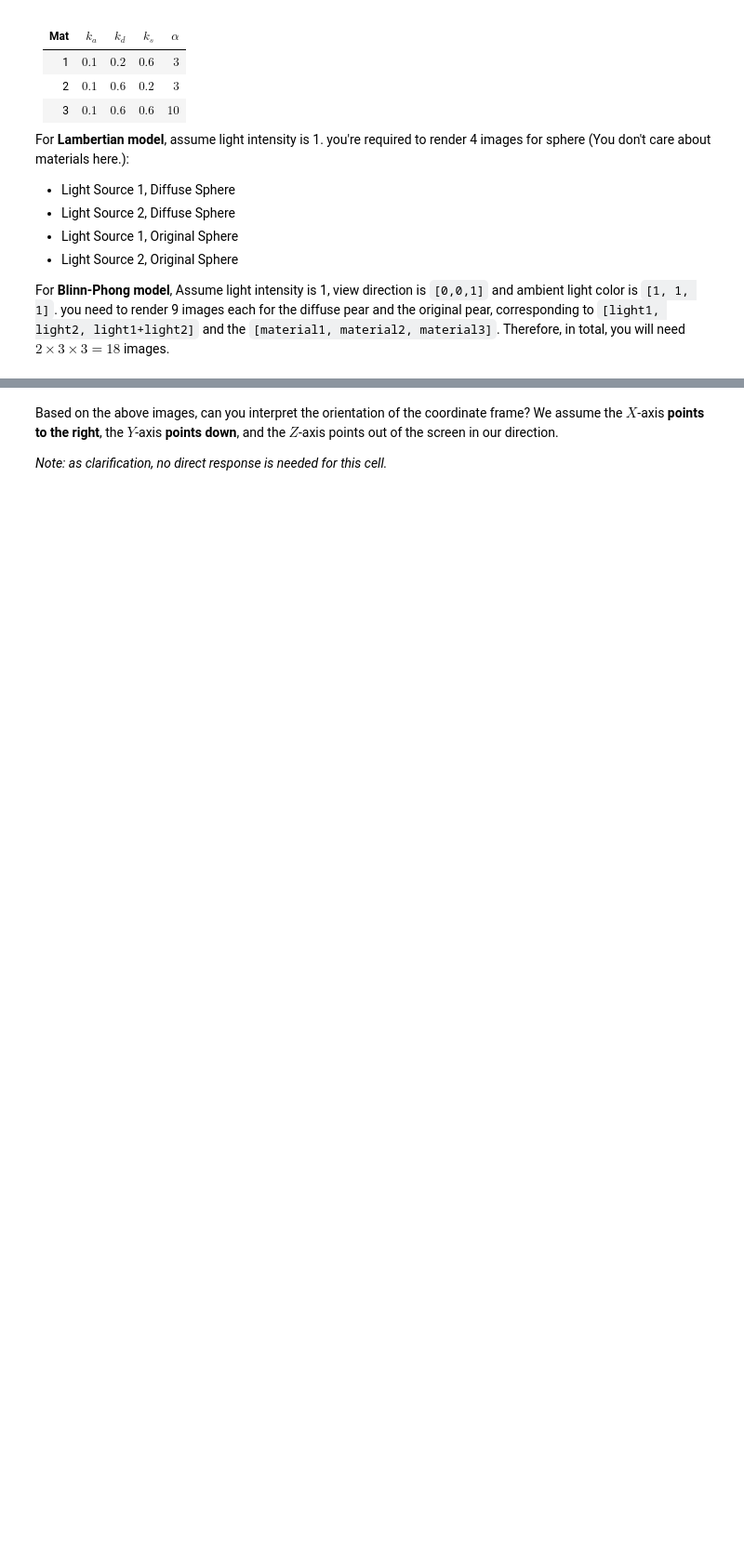
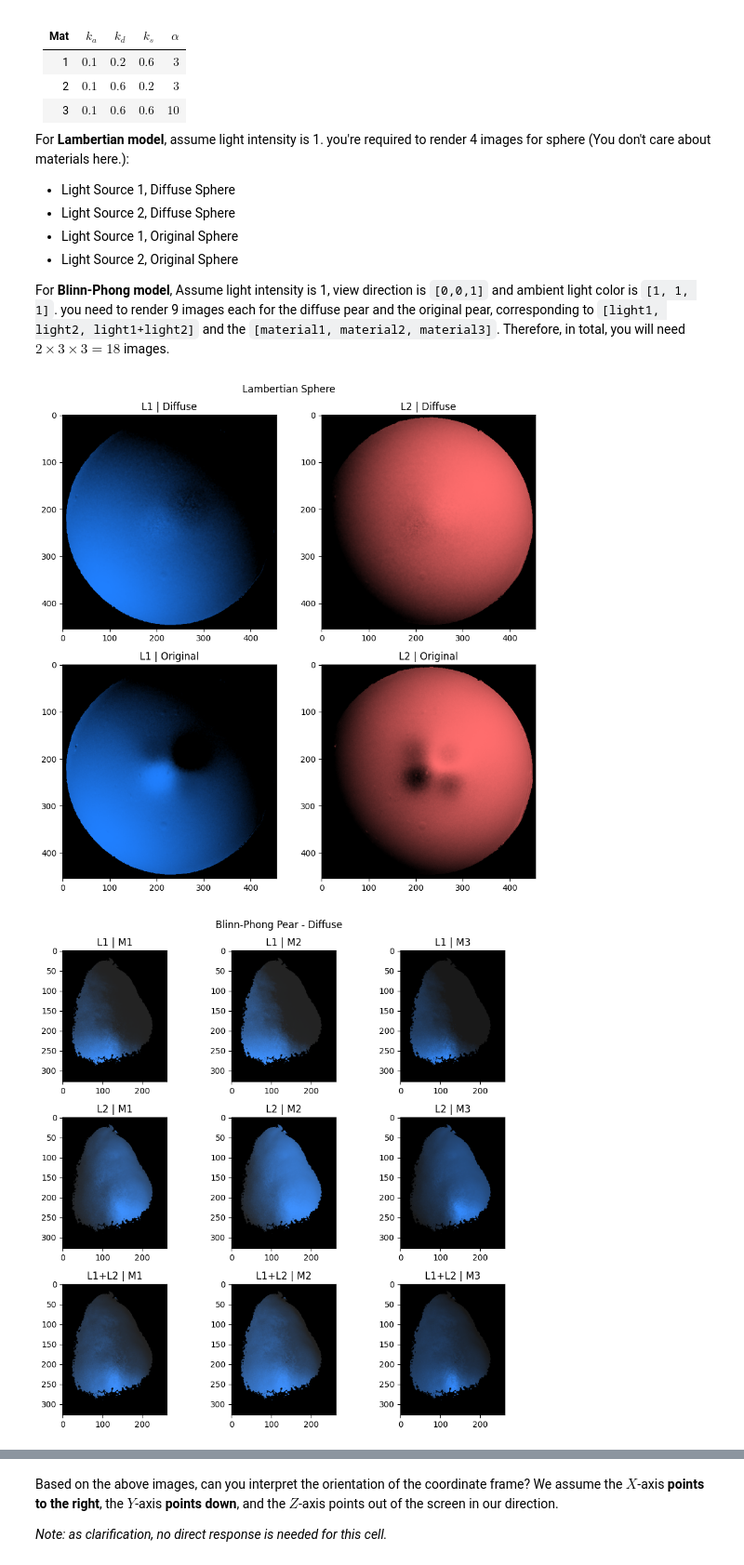
Before and after one commit to mahesmeh001/Computer-Vision, a Jupyter notebook: CSE252A_FA25_assignment_1/CSE252A_FA25_assignment_1.ipynb, the cells around one changed output, grey strips where cells are left out. Shown at 93% size. Drawn from its saved outputs; the diff is of its cells as text; code cells hidden in the pictures; blank space fills up the shorter version.

```diff
--- a/CSE252A_FA25_assignment_1/CSE252A_FA25_assignment_1.ipynb
+++ b/CSE252A_FA25_assignment_1/CSE252A_FA25_assignment_1.ipynb
@@ -476,8 +481,13 @@ with open('masks.pkl', 'rb') as h:
 # (Just something to think about, no need to provide an answer)
 
 #### Write your code here. ####
-plot_normals(data_normal[0], data_normal[1], data_mask[0])
-plot_normals(data_normal[2], data_normal[3], data_mask[1])
+sphere_diffuse = data_normal[0]
+sphere_original = data_normal[1]
+pear_diffuse = data_normal[2]
+pear_original = data_normal[3]
+
+plot_normals(sphere_diffuse, sphere_original, data_mask[0])
+plot_normals(pear_diffuse, pear_original, data_mask[1])
 # %% [output]
 [figure]
 [figure]
@@ -604,7 +688,7 @@ def add_sub_plot(figure, loc, text, img):
 # Don't modify this function
 ##################################################
 def plot_lambertian(results, title):
-    figure = plt.figure(figsize=(2, 2))
+    figure = plt.figure(figsize=(9, 9))
     figure.suptitle(title)
     add_sub_plot(figure, 221, 'L1 | Diffuse', results[0])
     add_sub_plot(figure, 222, 'L2 | Diffuse', results[1])
@@ -645,0 +717,51 @@ plot_blinnphong(results_pear_original, "Blinn-Phong Pear - Original")
+# %%
+
+
+#### Write your code here. ####
+light1 = np.array([-0.5, 0.5, 0.5])
+light2 = np.array([0.3, -0.2, 0.5])
+
+color1 = np.array([0.1, 0.4, 0.8])
+color2 = np.array([0.7, 0.3, 0.3])
+
+material1 = np.array([0.1, 0.2, 0.6, 3])
+material2 = np.array([0.1, 0.6, 0.2, 3])
+material3 = np.array([0.1, 0.6, 0.6, 10])
+
+# Lambertian: def lambertian(normals, light, color, intensity, mask):
+results_sphere = []
+
+# light1, diffuse
+results_sphere.append(lambertian(sphere_diffuse, light1, color1, 1, data_mask[0]))
+# light2, diffuse
+results_sphere.append(lambertian(sphere_diffuse, light2, color2, 1, data_mask[0]))
+# light1, original
+results_sphere.append(lambertian(sphere_original, light1, color1, 1, data_mask[0]))
+# light2, original
+results_sphere.append(lambertian(sphere_original, light2, color2, 1, data_mask[0]))
+
+
+
+
+# Blinn-phong: def blinn_phong(normals, ambient, lights, colors, material, view, mask):
+intesity = 1
+view = np.array([0, 0, 1])
+ambient = np.array([1, 1, 1])
+
+lights = np.array([light1, light2, light1+light2])
+materials = np.array([material1, material2, material3])
+
+results_pear_diffuse = []
+results_pear_original = []
+
+for light in lights:
+    for material in materials:
+        results_pear_diffuse.append(blinn_phong(pear_diffuse, ambient, light, color1, material, view, data_mask[1]))
+        results_pear_original.append(blinn_phong(pear_original, ambient, light, color1, material, view, data_mask[1]))
+
+plot_lambertian(results_sphere, "Lambertian Sphere")
+plot_blinnphong(results_pear_diffuse, "Blinn-Phong Pear - Diffuse")
+plot_blinnphong(results_pear_original, "Blinn-Phong Pear - Original")
+# %% [output]
+[figure, added]
+[figure, added]
```
Also changed, not shown: parts of 17 cells of this notebook.
